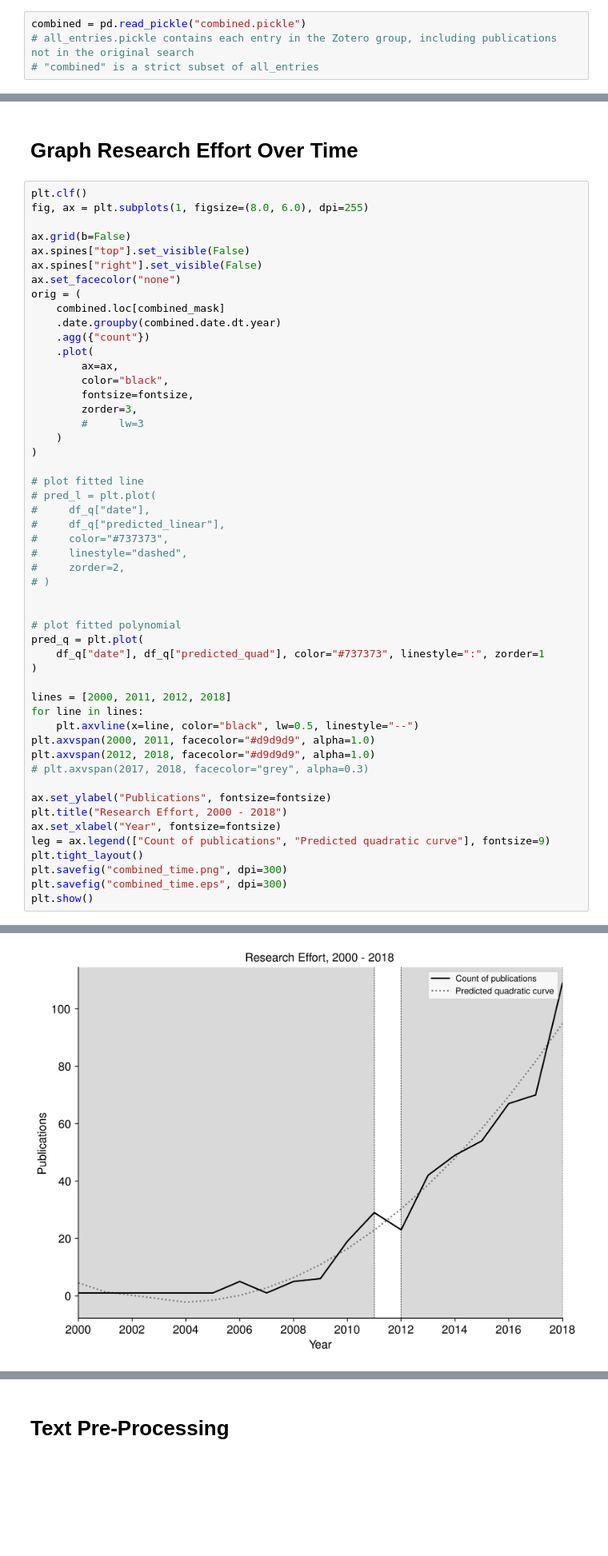
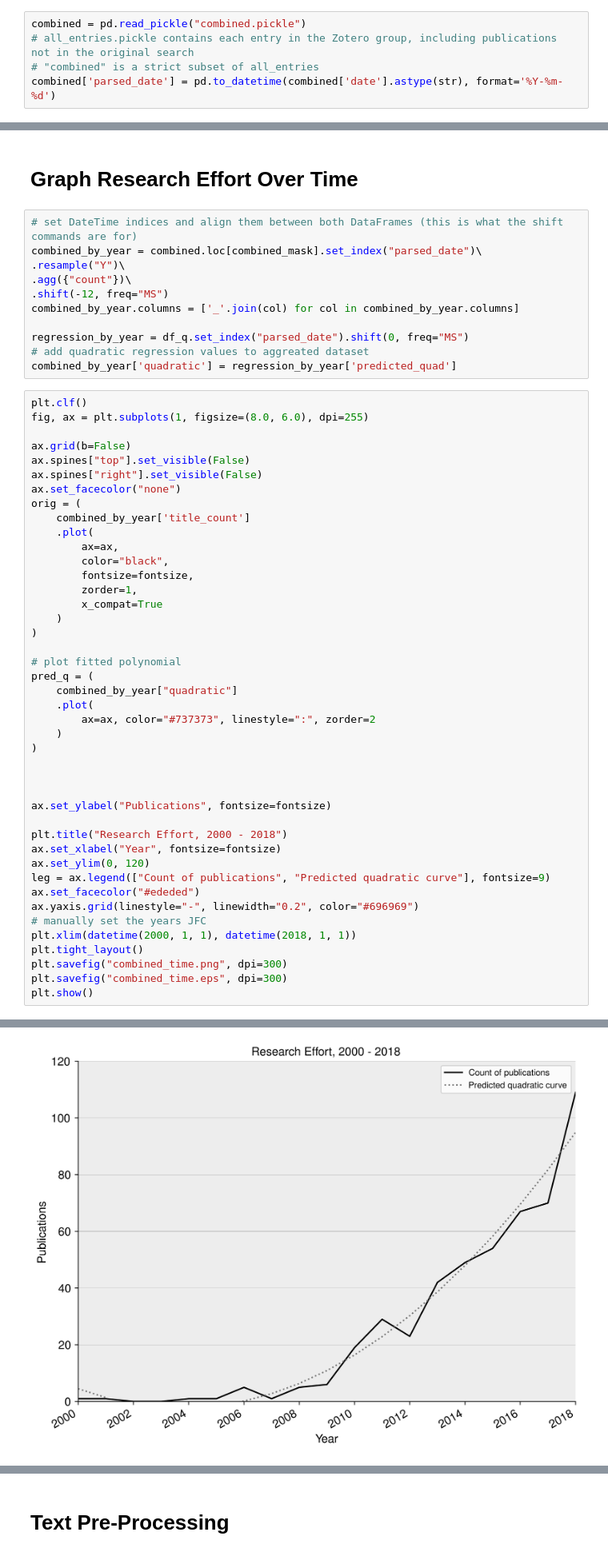
Before and after one commit to urschrei/WIREs, a Jupyter notebook: WIREs.ipynb, the cells around one changed output, grey strips where cells are left out. Shown at 80% size. Cells and saved outputs as stored; diff of their text form; blank space fills up the shorter version.

Commit message:
Re-generate graphs with new limits
y limit is now zero, and the discontinuity in 2002-2003 is apparent

```diff
--- a/WIREs.ipynb
+++ b/WIREs.ipynb
@@ -54,3 +59,4 @@ fontsize = 12
 combined = pd.read_pickle("combined.pickle")
 # all_entries.pickle contains each entry in the Zotero group, including publications not in the original search
 # "combined" is a strict subset of all_entries
+combined['parsed_date'] = pd.to_datetime(combined['date'].astype(str), format='%Y-%m-%d')
@@ -296,5 +307,16 @@ rmse(df_q['count'], df_q['predicted_quad'])
 # %% [markdown]
 # Graph Research Effort Over Time
+# %%
+# set DateTime indices and align them between both DataFrames (this is what the shift commands are for)
+combined_by_year = combined.loc[combined_mask].set_index("parsed_date")\
+.resample("Y")\
+.agg({"count"})\
+.shift(-12, freq="MS")
+combined_by_year.columns = ['_'.join(col) for col in combined_by_year.columns]
+
+regression_by_year = df_q.set_index("parsed_date").shift(0, freq="MS")
+# add quadratic regression values to aggreated dataset
+combined_by_year['quadratic'] = regression_by_year['predicted_quad']
 # %%
 plt.clf()
 fig, ax = plt.subplots(1, figsize=(8.0, 6.0), dpi=255)
@@ -304,44 +326,36 @@ ax.spines["top"].set_visible(False)
 ax.spines["right"].set_visible(False)
 ax.set_facecolor("none")
 orig = (
-    combined.loc[combined_mask]
-    .date.groupby(combined.date.dt.year)
-    .agg({"count"})
+    combined_by_year['title_count']
     .plot(
         ax=ax,
         color="black",
         fontsize=fontsize,
-        zorder=3,
-        #     lw=3
+        zorder=1,
+        x_compat=True
     )
 )
 
-# plot fitted line
-# pred_l = plt.plot(
-#     df_q["date"],
-#     df_q["predicted_linear"],
-#     color="#737373",
-#     linestyle="dashed",
-#     zorder=2,
-# )
+# plot fitted polynomial
+pred_q = (
+    combined_by_year["quadratic"]
+    .plot(
+        ax=ax, color="#737373", linestyle=":", zorder=2
+    )
+)
 
 
-# plot fitted polynomial
-pred_q = plt.plot(
-    df_q["date"], df_q["predicted_quad"], color="#737373", linestyle=":", zorder=1
-)
-
-lines = [2000, 2011, 2012, 2018]
-for line in lines:
-    plt.axvline(x=line, color="black", lw=0.5, linestyle="--")
-plt.axvspan(2000, 2011, facecolor="#d9d9d9", alpha=1.0)
-plt.axvspan(2012, 2018, facecolor="#d9d9d9", alpha=1.0)
-# plt.axvspan(2017, 2018, facecolor="grey", alpha=0.3)
 
 ax.set_ylabel("Publications", fontsize=fontsize)
+
 plt.title("Research Effort, 2000 - 2018")
 ax.set_xlabel("Year", fontsize=fontsize)
+ax.set_ylim(0, 120)
 leg = ax.legend(["Count of publications", "Predicted quadratic curve"], fontsize=9)
+ax.set_facecolor("#ededed")
+ax.yaxis.grid(linestyle="-", linewidth="0.2", color="#696969")
+# manually set the years JFC
+plt.xlim(datetime(2000, 1, 1), datetime(2018, 1, 1))
 plt.tight_layout()
 plt.savefig("combined_time.png", dpi=300)
 plt.savefig("combined_time.eps", dpi=300)
@@ -351 +367 @@ plt.show()
-[figure, old version]
+[figure, new version]
```
Also changed, not shown: parts of 17 cells of this notebook, 11 other files.
